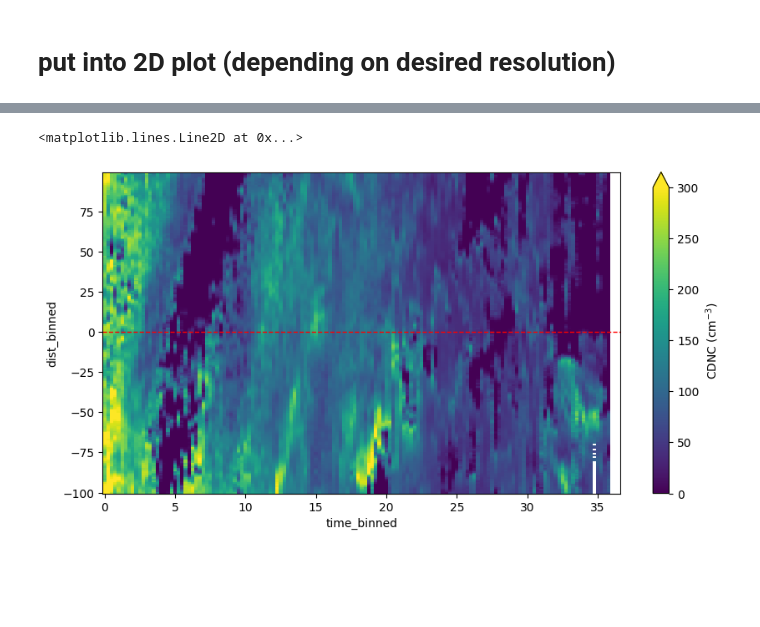
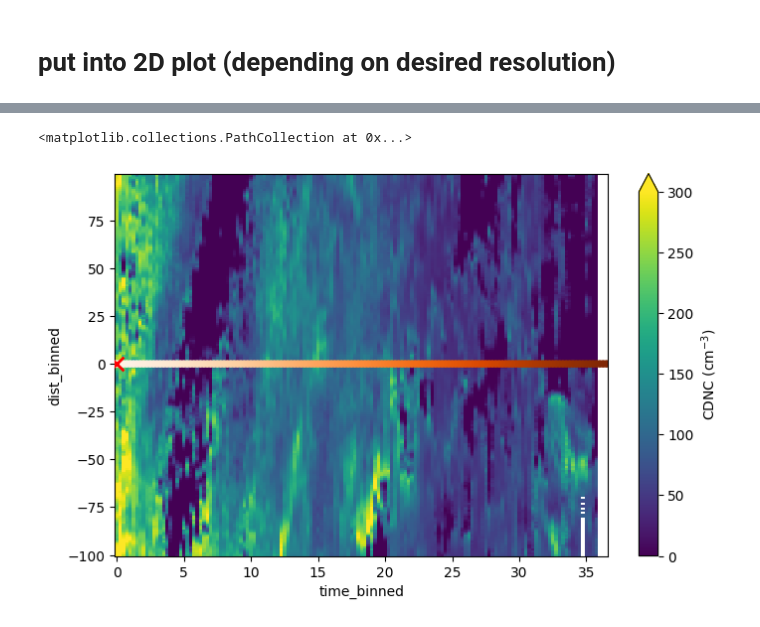
Before and after one commit to annatippett/geotracks, a Jupyter notebook: src/examples/example.ipynb, the cells around one changed output, grey strips where cells are left out. Saved outputs shown, nothing was run; the diff lists cells and outputs as text; code cells hidden in the pictures; blank space fills up the shorter version.

```diff
--- a/src/examples/example.ipynb
+++ b/src/examples/example.ipynb
@@ -92,7 +108,11 @@ Coordinates:
 # %%
-fig,ax=plt.subplots(figsize=(10, 5))
+fig,ax=plt.subplots(figsize=(8, 5))
 ds2d.plot(vmax=300, ax=ax, cmap='viridis', cbar_kwargs={'label': 'CDNC (cm$^{-3}$)'})
-ax.axhline(0, color='red', lw=1, ls='--')
+zeroline= 0 * ds2d.sel(dist_binned=0)
+zeroline=zeroline.to_dataframe('zero').reset_index()[['time_binned','dist_binned']]
+lplot=zeroline.plot.scatter(x='time_binned', y='dist_binned', c=np.linspace(0, 1, len(zeroline)),zorder=10,ax=ax,cmap='Oranges',colorbar=False)
+ax.scatter(0,0, c='red', s=100, lw=2, marker='x',zorder=20)
+# ax.scatter(0, color=np.linspace(0,1,37),cmap=,'Reds', lw=1, ls='--')
 # %% [output]
-<matplotlib.lines.Line2D at 0x...>
+<matplotlib.collections.PathCollection at 0x...>
-[figure, old version]
+[figure, new version]
```
Also changed, not shown: parts of 1 cell of this notebook.
